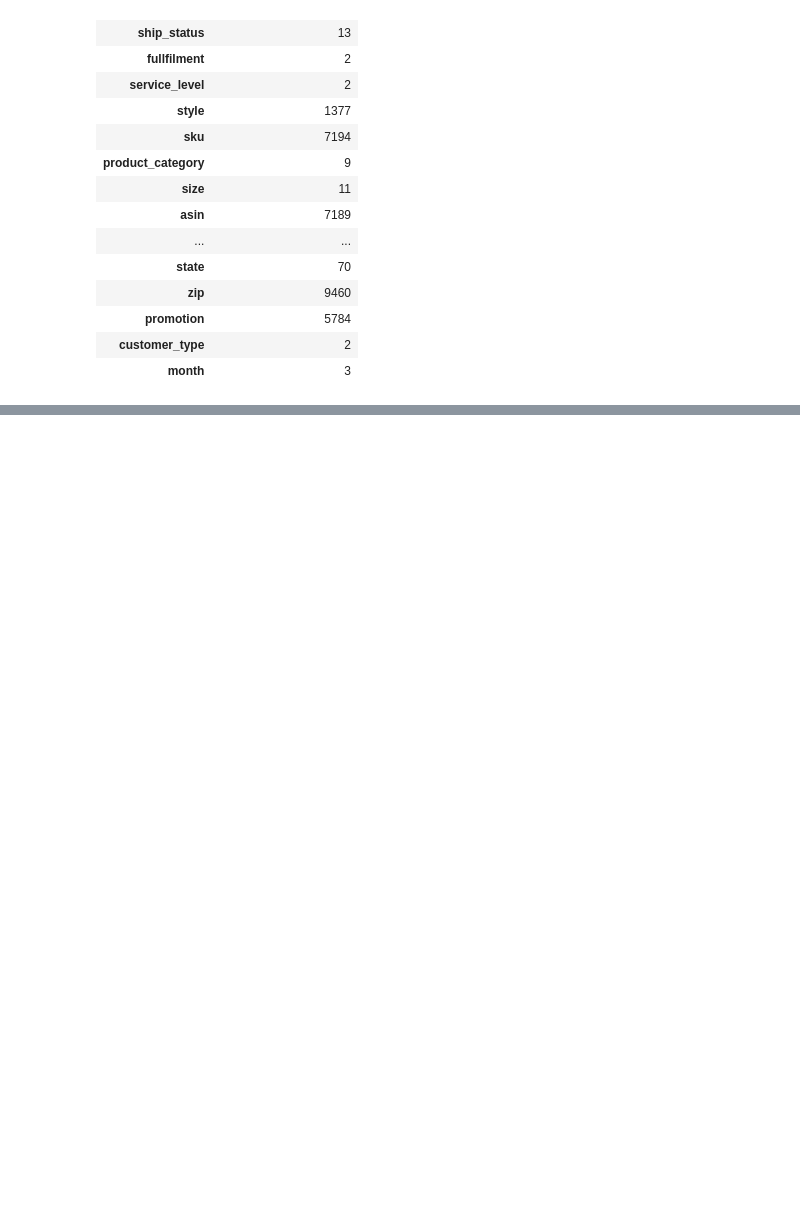
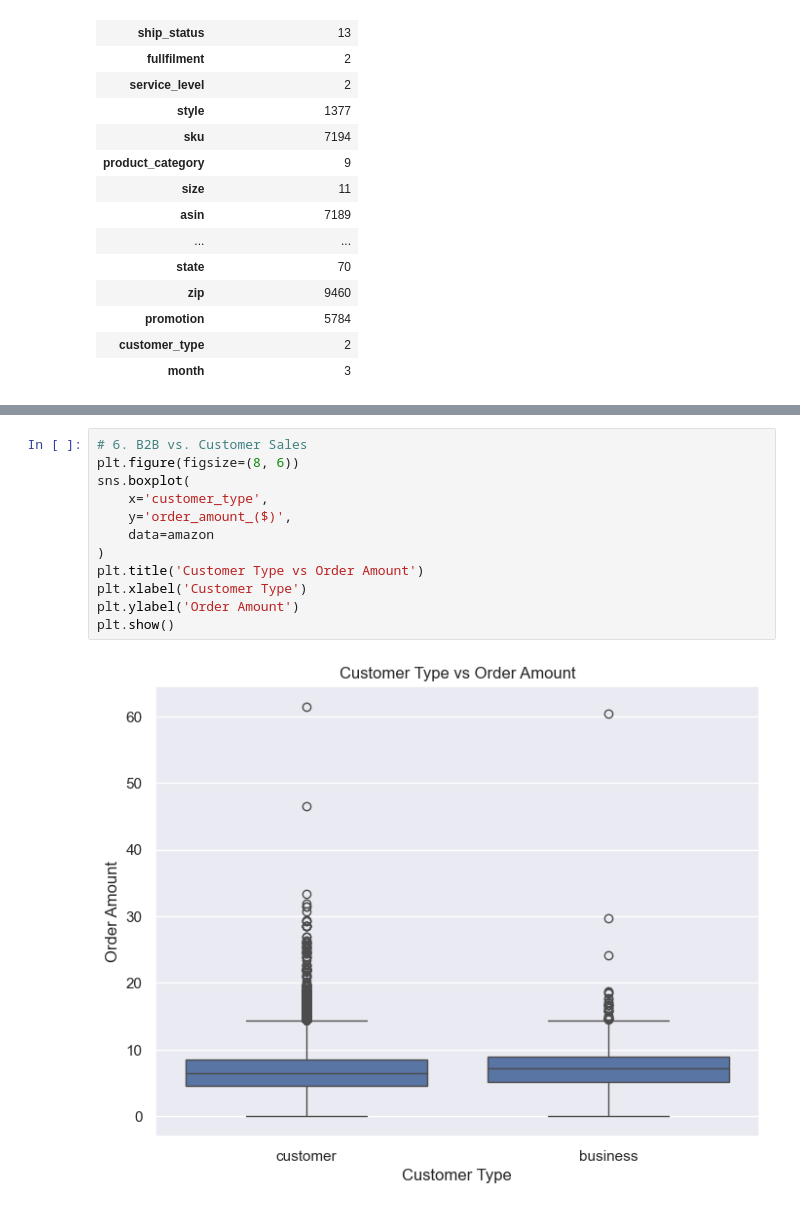
Before and after one commit to fhdaamir/DataScience-Sharpner, a Jupyter notebook: Analytics/EDA/AmazonDataSet-v1.ipynb, the cells around one changed output, grey strips where cells are left out. Drawn from its saved outputs; the diff is of its cells as text; blank space fills up the shorter version.

```diff
--- a/Analytics/EDA/AmazonDataSet-v1.ipynb
+++ b/Analytics/EDA/AmazonDataSet-v1.ipynb
@@ -524,0 +560,14 @@ Name: order_amount_($), dtype: str
+# %%
+# 6. B2B vs. Customer Sales
+plt.figure(figsize=(8, 6))
+sns.boxplot(
+    x='customer_type',
+    y='order_amount_($)',
+    data=amazon
+)
+plt.title('Customer Type vs Order Amount')
+plt.xlabel('Customer Type')
+plt.ylabel('Order Amount')
+plt.show()
+# %% [output]
+[figure, added]
```
Also changed, not shown: parts of 20 cells of this notebook.
